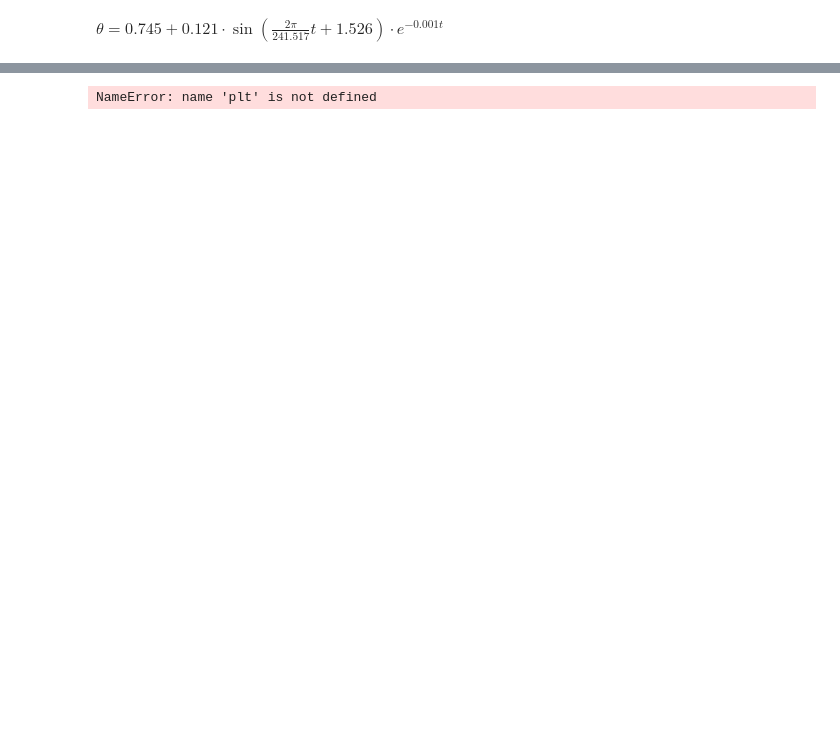
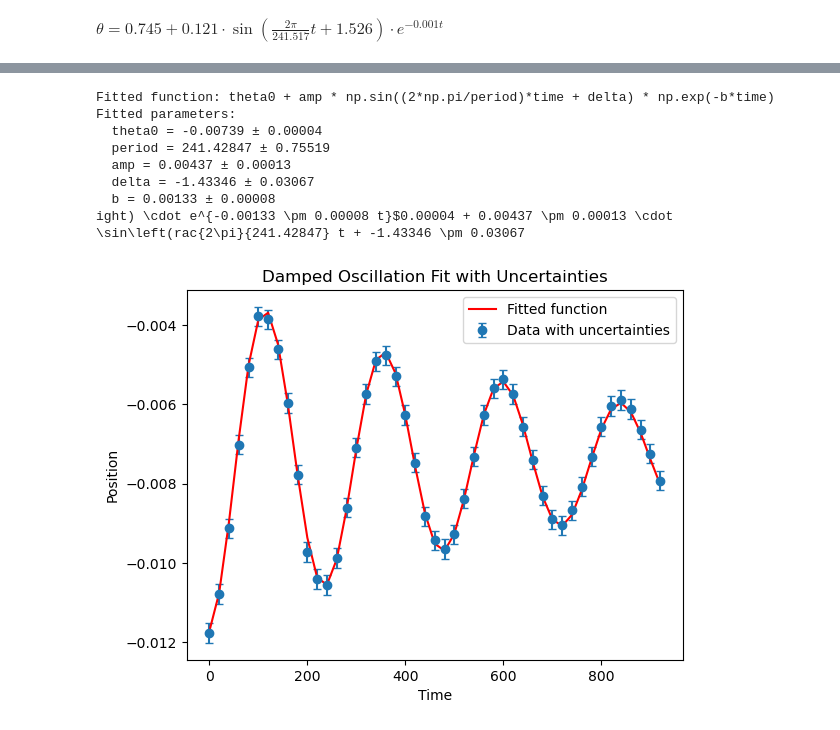
Before and after one commit to Steinburglar/advanced_exp, a Jupyter notebook: FAFO/TestCasey.ipynb, the cells around one changed output, grey strips where cells are left out. Drawn from its saved outputs; the diff is of its cells as text; code cells hidden in the pictures; blank space fills up the shorter version.

```diff
--- a/FAFO/TestCasey.ipynb
+++ b/FAFO/TestCasey.ipynb
@@ -166,41 +235,37 @@ ight) \cdot e^{-0.001t}$ $-0.015 + -0.007 \cdot \sin\left(rac{2\pi}{241.516} t +
 # %%
-
-plt.figure(figsize=(12, 6))
-
-def damped_oscillation(time, theta0, period, amp, delta, b):
-    return theta0 + amp * np.sin(((2 * np.pi) / period) * time + delta) * np.exp(-b * time)
-
-
-# Fit the curve using uncertainties
-p1, cov1 = curve_fit(damped_oscillation, time, position, sigma=uncertainties, absolute_sigma=True, p0=[theta, 240, 0.095, 0.01, 0.01])
-
-# Calculate the uncertainties (standard deviations) of the fitted parameters
-param_uncertainties = np.sqrt(np.diag(cov1))
 
 # Print fitted function details
 print(f"Fitted function: theta0 + amp * np.sin((2*np.pi/period)*time + delta) * np.exp(-b*time)")
 print(f"Fitted parameters:")
-print(f"  theta0 = {p1[0]:.5f} ± {param_uncertainties[0]:.5f}")
-print(f"  period = {p1[1]:.5f} ± {param_uncertainties[1]:.5f}")
-print(f"  amp = {p1[2]:.5f} ± {param_uncertainties[2]:.5f}")
-print(f"  delta = {p1[3]:.5f} ± {param_uncertainties[3]:.5f}")
-print(f"  b = {p1[4]:.5f} ± {param_uncertainties[4]:.5f}")
+print(f"  theta0 = {p4[0]:.5f} ± {param_uncertainties4[0]:.5f}")
+print(f"  period = {p4[1]:.5f} ± {param_uncertainties4[1]:.5f}")
+print(f"  amp = {p4[2]:.5f} ± {param_uncertainties4[2]:.5f}")
+print(f"  delta = {p4[3]:.5f} ± {param_uncertainties4[3]:.5f}")
+print(f"  b = {p4[4]:.5f} ± {param_uncertainties4[4]:.5f}")
 
 # Print the fitted function in LaTeX
-fitted_function_latex = (f"${p1[0]:.5f} \pm {param_uncertainties[0]:.5f} + "
-                         f"{p1[2]:.5f} \pm {param_uncertainties[2]:.5f} \cdot "
-                         f"\sin\left(\frac{{2\pi}}{{{p1[1]:.5f}}} t + {p1[3]:.5f} \pm {param_uncertainties[3]:.5f}\right) "
-                         f"\cdot e^{{-{p1[4]:.5f} \pm {param_uncertainties[4]:.5f} t}}$")
-print(f"Fitted function (LaTeX): {fitted_function_latex}")
+fitted_function_latex4 = (f"${p4[0]:.5f} \pm {param_uncertainties4[0]:.5f} + "
+                         f"{p4[2]:.5f} \pm {param_uncertainties4[2]:.5f} \cdot "
+                         f"\sin\left(\frac{{2\pi}}{{{p4[1]:.5f}}} t + {p4[3]:.5f} \pm {param_uncertainties4[3]:.5f}\right) "
+                         f"\cdot e^{{-{p4[4]:.5f} \pm {param_uncertainties4[4]:.5f} t}}$")
+print(f"Fitted function (LaTeX): {fitted_function_latex4}")
 
 # Plot the data with error bars
-plt.errorbar(time, position, yerr=uncertainties, fmt='o', label='Data with uncertainties', capsize=3)
-plt.plot(time, damped_oscillation(time, *p1), label='Fitted function', color='red')
+plt.errorbar(time4, position4, yerr=uncertainties4, fmt='o', label='Data with uncertainties', capsize=3)
+plt.plot(time4, damped_oscillation(time4, *p4), label='Fitted function', color='red')
 
 plt.legend()
 plt.xlabel('Time')
 plt.ylabel('Position')
 plt.title('Damped Oscillation Fit with Uncertainties')
 plt.show()
 # %% [output]
-NameError: name 'plt' is not defined
+Fitted function: theta0 + amp * np.sin((2*np.pi/period)*time + delta) * np.exp(-b*time)
+Fitted parameters:
+  theta0 = -0.00739 ± 0.00004
+  period = 241.42847 ± 0.75519
+  amp = 0.00437 ± 0.00013
+  delta = -1.43346 ± 0.03067
+  b = 0.00133 ± 0.00008
+ight) \cdot e^{-0.00133 \pm 0.00008 t}$0.00004 + 0.00437 \pm 0.00013 \cdot \sin\left(rac{2\pi}{241.42847} t + -1.43346 \pm 0.03067
+[figure, added]
```
Also changed, not shown: parts of 11 cells of this notebook.
